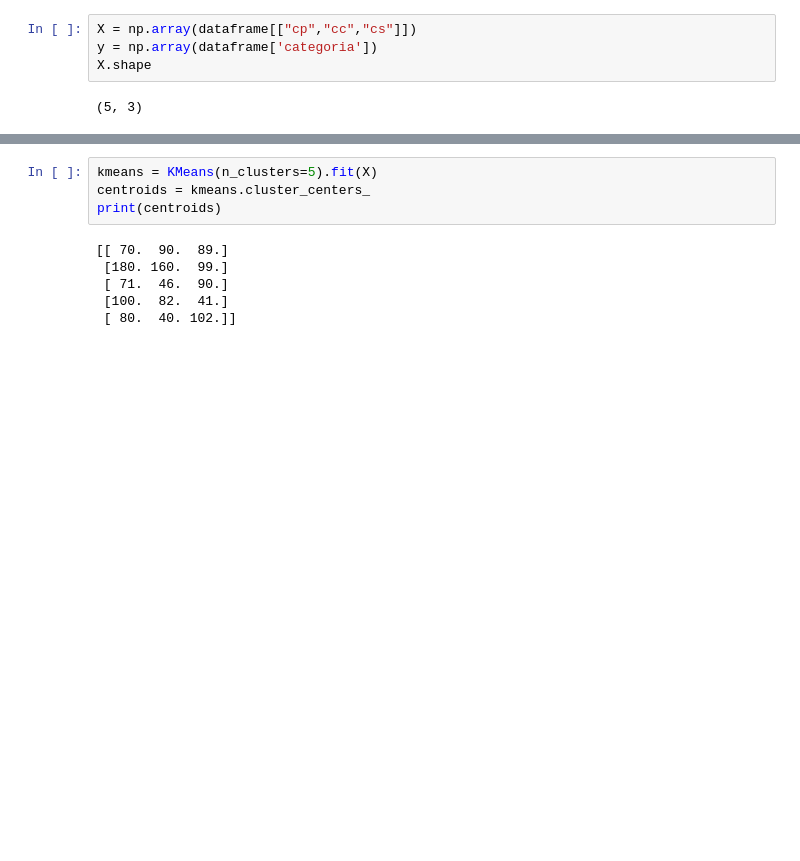
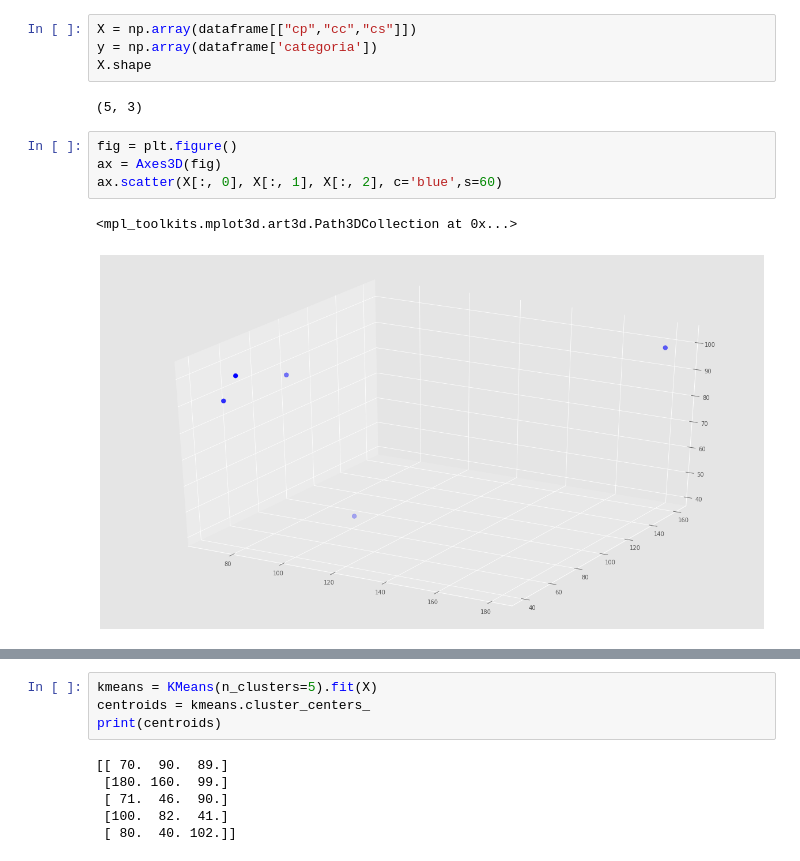
Before and after one commit to isaiasgj0002/ejerciciosIA, a Jupyter notebook: AprendizajeNoSupervisado.ipynb, the cells around one changed output, grey strips where cells are left out. Saved outputs shown, nothing was run; the diff lists cells and outputs as text; blank space fills up the shorter version.

```diff
--- a/AprendizajeNoSupervisado.ipynb
+++ b/AprendizajeNoSupervisado.ipynb
@@ -48,3 +48,10 @@ y = np.array(dataframe['categoria'])
 X.shape
 # %% [output]
 (5, 3)
+# %%
+fig = plt.figure()
+ax = Axes3D(fig)
+ax.scatter(X[:, 0], X[:, 1], X[:, 2], c='blue',s=60)
+# %% [output]
+<mpl_toolkits.mplot3d.art3d.Path3DCollection at 0x...>
+[figure, added]
```
Also changed, not shown: parts of 10 cells of this notebook.
